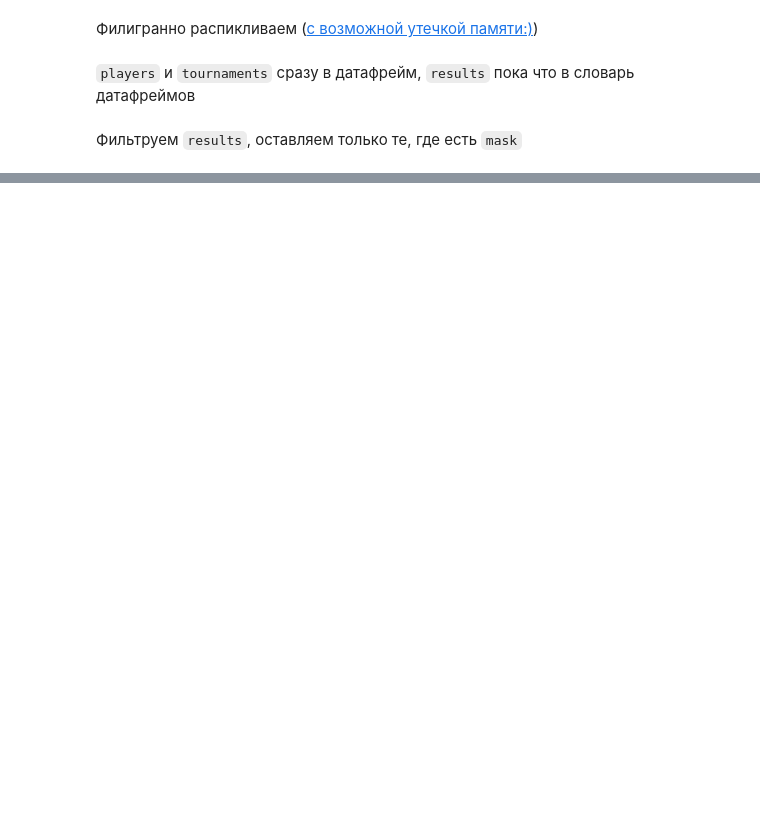
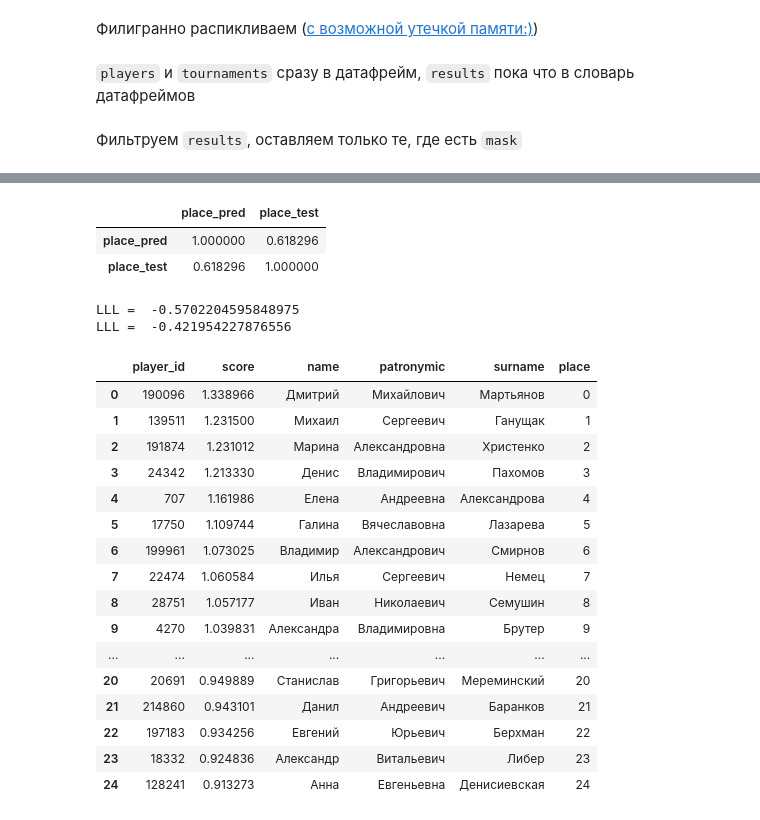
Before and after one commit to tazizov/some_ml_notebooks, a Jupyter notebook: hw2/first.ipynb, the cells around one changed output, grey strips where cells are left out. Saved outputs shown, nothing was run; the diff lists cells and outputs as text; code cells hidden in the pictures; blank space fills up the shorter version.

```diff
--- a/hw2/first.ipynb
+++ b/hw2/first.ipynb
@@ -150,0 +178,6 @@ for tournament, result in results_filtered_test_len.items():
+# %%
+rating_full[['place_pred','place_test']].corr()
+# %% [output]
+|  | place_pred | place_test |
+| place_pred | 1.000000 | 0.618296 |
+| place_test | 0.618296 | 1.000000 |
@@ -150,0 +212,39 @@ for tournament, result in results_filtered_test_len.items():
+# %%
+weights = np.random.rand(pq_df_oh.shape[1])
+for i in range(2):
+    expectations = Expectation(weights, pq_df, pq_df_oh)
+    weights = Maximization(expectations, pq_df_oh)
+    print('LLL = ', log_likelihood(expectations, pq_df_oh, weights)/ pq_df_oh.shape[0])
+# %% [output]
+LLL =  -0.5702204595848975
+LLL =  -0.421954227876556
+# %%
+feature_names = np.array([fname.replace('.0','') for fname in encoder.get_feature_names(pq_df.columns[:2])])
+players = feature_names[[fname.startswith('pid') for fname in feature_names]]
+players = np.array(list(map(lambda x: np.int32(x.replace('pid_','')), players)))
+rating_em = pd.DataFrame({'player_id': players, 'score': weights[:len(players)]})
+rating_em = rating_em.sort_values(by='score', ascending=False)
+players_df = pd.DataFrame.from_dict(players_dict, orient='index')
+
+rating_named_em = rating_em.merge(players_df.rename(columns={'id':'player_id'}), on='player_id')
+rating_named_em['place'] = rating_named_em.index
+
+rating_named_em.head(25)
+# %% [output]
+|  | player_id | score | name | patronymic | surname | place |
+| 0 | 190096 | 1.338966 | Дмитрий | Михайлович | Мартьянов | 0 |
+| 1 | 139511 | 1.231500 | Михаил | Сергеевич | Ганущак | 1 |
+| 2 | 191874 | 1.231012 | Марина | Александровна | Христенко | 2 |
+| 3 | 24342 | 1.213330 | Денис | Владимирович | Пахомов | 3 |
+| 4 | 707 | 1.161986 | Елена | Андреевна | Александрова | 4 |
+| 5 | 17750 | 1.109744 | Галина | Вячеславовна | Лазарева | 5 |
+| 6 | 199961 | 1.073025 | Владимир | Александрович | Смирнов | 6 |
+| 7 | 22474 | 1.060584 | Илья | Сергеевич | Немец | 7 |
+| 8 | 28751 | 1.057177 | Иван | Николаевич | Семушин | 8 |
+| 9 | 4270 | 1.039831 | Александра | Владимировна | Брутер | 9 |
+| ... | ... | ... | ... | ... | ... | ... |
+| 20 | 20691 | 0.949889 | Станислав | Григорьевич | Мереминский | 20 |
+| 21 | 214860 | 0.943101 | Данил | Андреевич | Баранков | 21 |
+| 22 | 197183 | 0.934256 | Евгений | Юрьевич | Берхман | 22 |
+| 23 | 18332 | 0.924836 | Александр | Витальевич | Либер | 23 |
+| 24 | 128241 | 0.913273 | Анна | Евгеньевна | Денисиевская | 24 |
```
Also changed, not shown: parts of 51 cells of this notebook.
